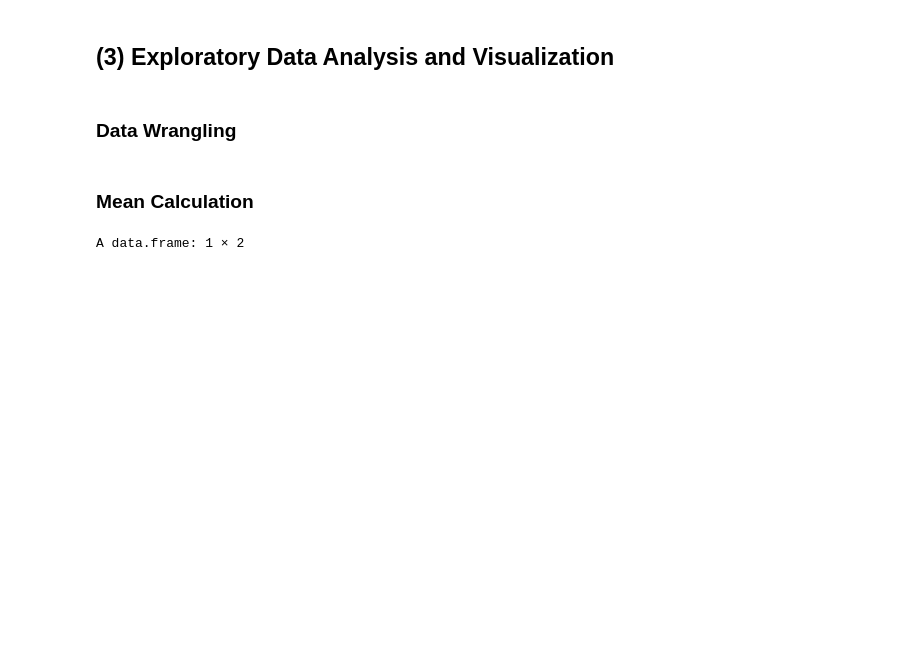
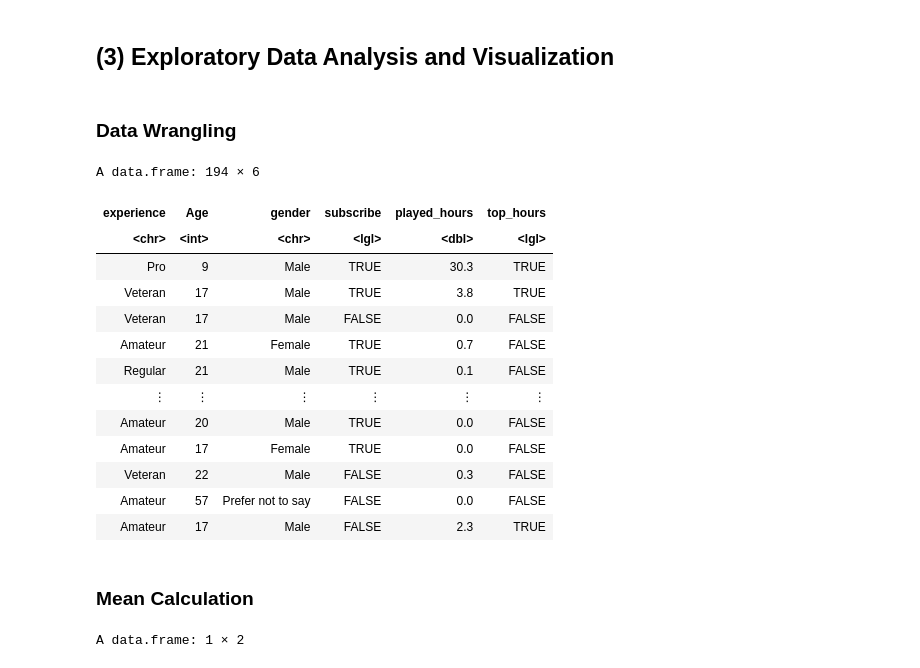
Before and after one commit to SzJasonHuang/Project-Planning, a Jupyter notebook: ProjectPlanningStage.ipynb, the cells around one changed output. Saved outputs shown, nothing was run; the diff lists cells and outputs as text; code cells hidden in the pictures; blank space fills up the shorter version.

```diff
--- a/ProjectPlanningStage.ipynb
+++ b/ProjectPlanningStage.ipynb
@@ -31,17 +31,33 @@ Since our response variable indicates whether a player is among the **top 20%**
 # %%
 library(tidyverse)
 options(repr.matrix.max.rows = 10)
 options(repr.matrix.max.columns = 10)
 
 # (1) Any rows containing missing values need to be removed to ensure the dataset is clean
 players_0 <- read.csv("data/players.csv") |> drop_na()
 
 # (2) Selecting Relevant Variables
 players_0 <- players_0 |> select(experience, Age, gender, subscribe, played_hours)
 
 # (3) Creating new response variable top_hours
-top20Hour <- quantile(players$played_hours, 0.8, na.rm = TRUE)
-players_0 <- players_0 |> mutate(top_hours = played_hours >= top20Hour)
+top15Hour <- quantile(players$played_hours, 0.85, na.rm = TRUE)
+players_0 <- players_0 |> mutate(top_hours = played_hours >= top15Hour)
+players_0
+# %% [output]
+A data.frame: 194 × 6
+| experience | Age | gender | subscribe | played_hours | top_hours |
+| <chr> | <int> | <chr> | <lgl> | <dbl> | <lgl> |
+| Pro | 9 | Male | TRUE | 30.3 | TRUE |
+| Veteran | 17 | Male | TRUE | 3.8 | TRUE |
+| Veteran | 17 | Male | FALSE | 0.0 | FALSE |
+| Amateur | 21 | Female | TRUE | 0.7 | FALSE |
+| Regular | 21 | Male | TRUE | 0.1 | FALSE |
+| ⋮ | ⋮ | ⋮ | ⋮ | ⋮ | ⋮ |
+| Amateur | 20 | Male | TRUE | 0.0 | FALSE |
+| Amateur | 17 | Female | TRUE | 0.0 | FALSE |
+| Veteran | 22 | Male | FALSE | 0.3 | FALSE |
+| Amateur | 57 | Prefer not to say | FALSE | 0.0 | FALSE |
+| Amateur | 17 | Male | FALSE | 2.3 | TRUE |
 # %% [markdown]
 ### Mean Calculation
 # %%
```
Also changed, not shown: parts of 10 cells of this notebook.
